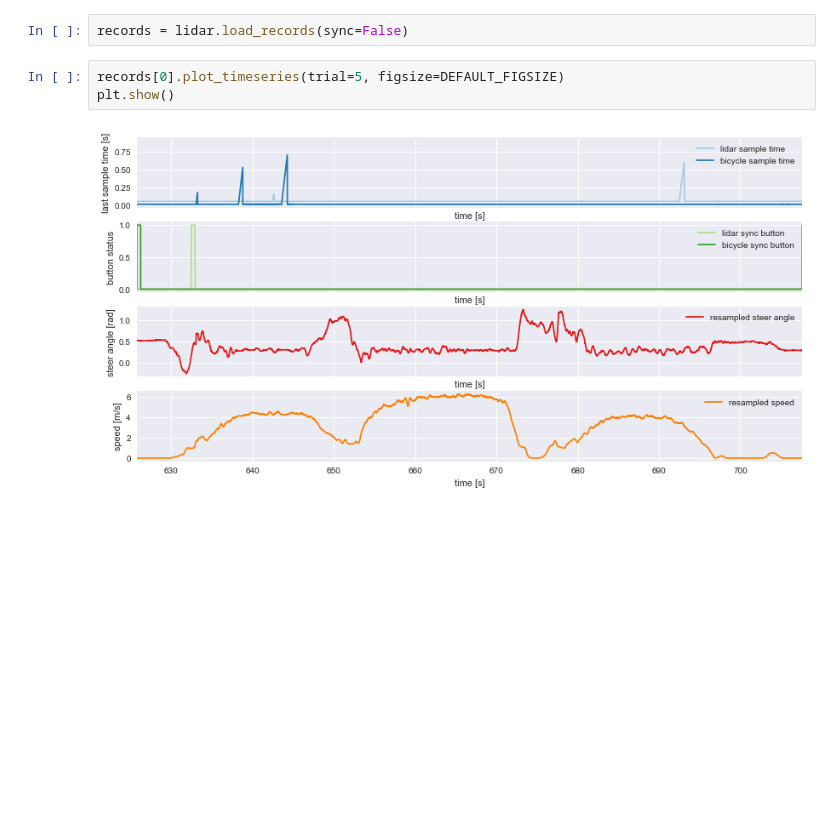
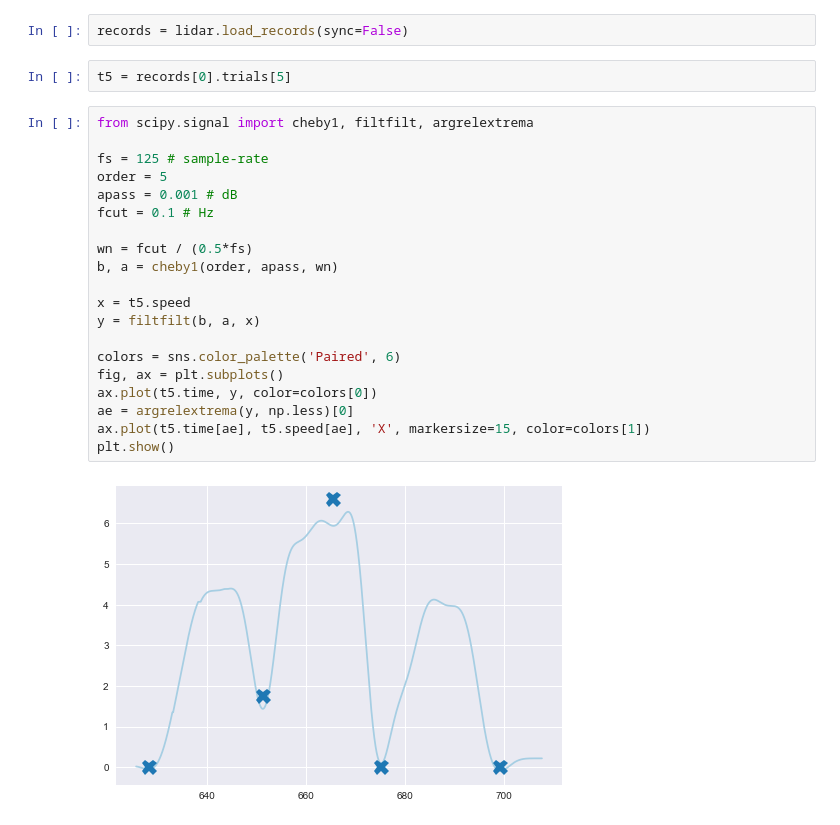
Before and after one commit to oliverlee/antlia, a Jupyter notebook: python/find_steer_event.ipynb, the cells around one changed output. Drawn from its saved outputs; the diff is of its cells as text; blank space fills up the shorter version.

Commit message:
Determine valid trial range
Determine valid trial range by computing extrema and defining different
ranges for a trial. Remove filtering on bicycle speed in Record
initialization.

```diff
--- a/python/find_steer_event.ipynb
+++ b/python/find_steer_event.ipynb
@@ -32,8 +32,27 @@ def set_title(ax, title):
 DEFAULT_FIGSIZE = (14, 7)
 # %%
 records = lidar.load_records(sync=False)
-# %%
-records[0].plot_timeseries(trial=5, figsize=DEFAULT_FIGSIZE)
-plt.show()
-# %% [output]
-[figure, removed]
+# %%
+t5 = records[0].trials[5]
+# %%
+from scipy.signal import cheby1, filtfilt, argrelextrema
+
+fs = 125 # sample-rate
+order = 5
+apass = 0.001 # dB
+fcut = 0.1 # Hz
+
+wn = fcut / (0.5*fs)
+b, a = cheby1(order, apass, wn)
+
+x = t5.speed
+y = filtfilt(b, a, x)
+
+colors = sns.color_palette('Paired', 6)
+fig, ax = plt.subplots()
+ax.plot(t5.time, y, color=colors[0])
+ae = argrelextrema(y, np.less)[0]
+ax.plot(t5.time[ae], t5.speed[ae], 'X', markersize=15, color=colors[1])
+plt.show()
+# %% [output]
+[figure, added]
```
Also changed, not shown: parts of 1 cell of this notebook, 1 other file.
